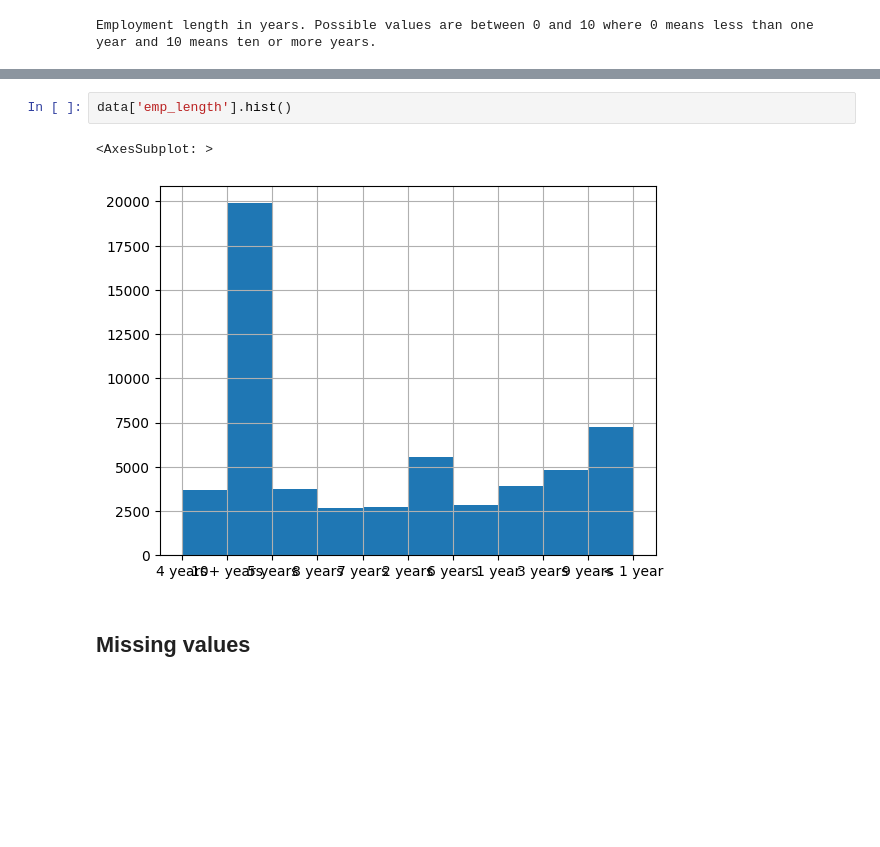
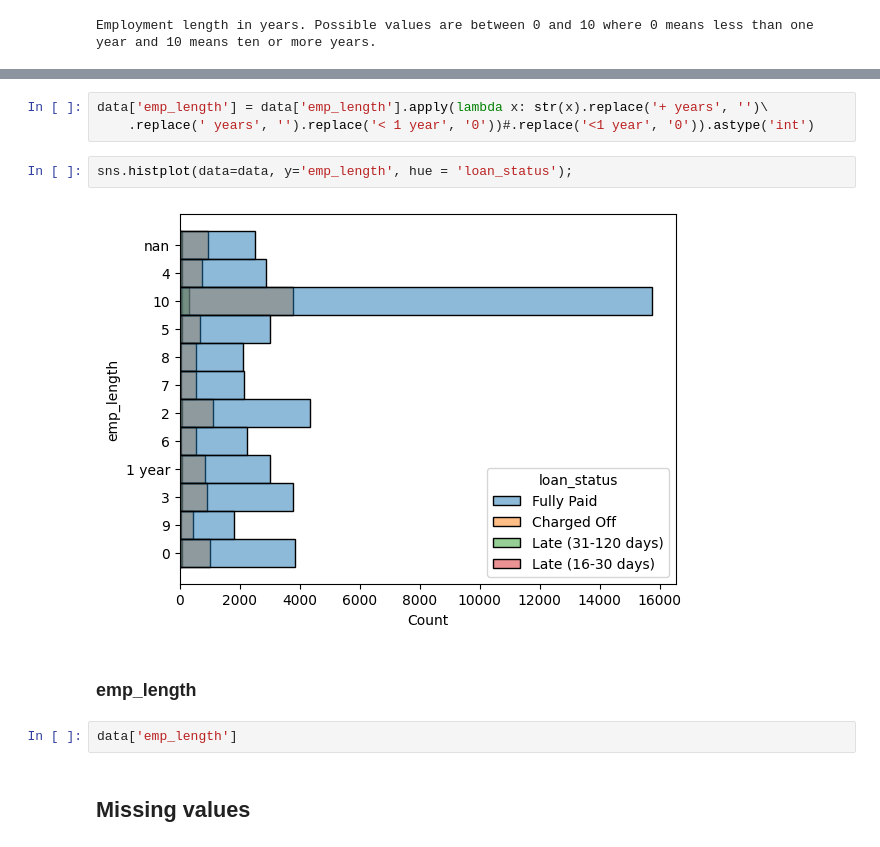
Before and after one commit to Alex1iv/Loan_repayment, a Jupyter notebook: notebooks/Loan_repayment.ipynb, the cells around one changed output, grey strips where cells are left out. Drawn from its saved outputs; the diff is of its cells as text; blank space fills up the shorter version.

```diff
--- a/notebooks/Loan_repayment.ipynb
+++ b/notebooks/Loan_repayment.ipynb
@@ -281,8 +279,14 @@ Employment length in years. Possible values are between 0 and 10 where 0 means l
+# %%
+data['emp_length'] = data['emp_length'].apply(lambda x: str(x).replace('+ years', '')\
+    .replace(' years', '').replace('< 1 year', '0'))#.replace('<1 year', '0')).astype('int')
+# %%
+sns.histplot(data=data, y='emp_length', hue = 'loan_status');
+# %% [output]
+[figure, added]
+# %% [markdown]
+### emp_length
 # %%
-data['emp_length'].hist()
+data['emp_length']
-# %% [output]
-<AxesSubplot: >
-[figure, removed]
 # %% [markdown]
 ## Missing values
 # %%
```
Also changed, not shown: parts of 3 cells of this notebook.
